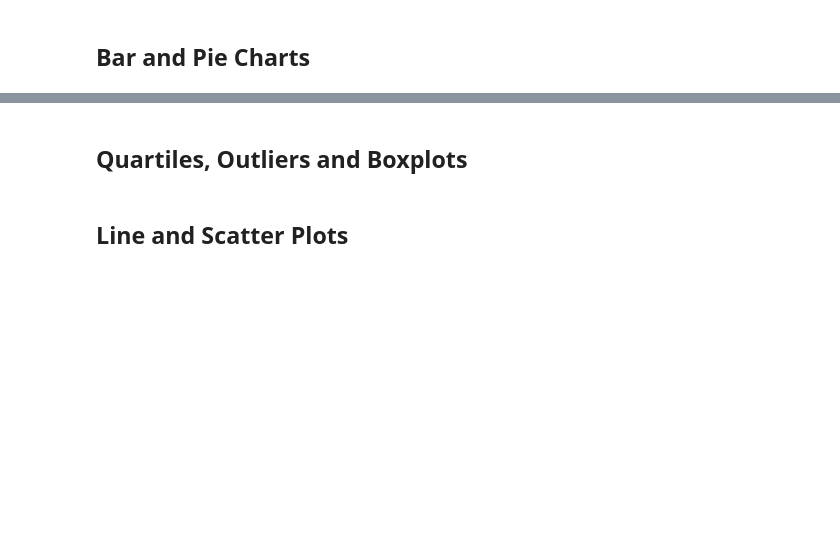
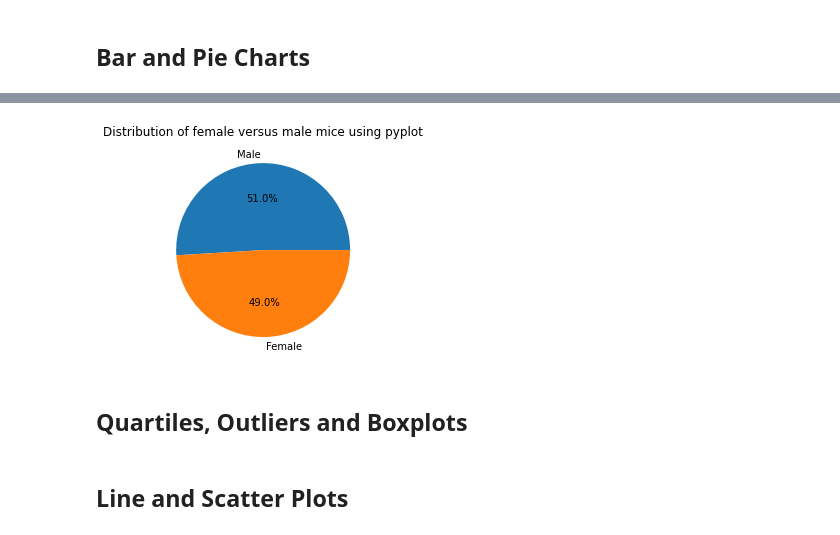
Before and after one commit to eucortes04/matplotlib-challenge, a Jupyter notebook: Pymaceuticals/pymaceuticals_starter.ipynb, the cells around one changed output, grey strips where cells are left out. Drawn from its saved outputs; the diff is of its cells as text; code cells hidden in the pictures; blank space fills up the shorter version.

```diff
--- a/Pymaceuticals/pymaceuticals_starter.ipynb
+++ b/Pymaceuticals/pymaceuticals_starter.ipynb
@@ -85,3 +140,18 @@ purchaseAgeDF = pd.DataFrame({
+# %%
+# Generate a pie plot showing the distribution of female versus male mice using pyplot
+#Counting the values for each drug
+#pltMeasures=mouseDF['Drug Regimen'].value_counts()\
+
+#plotting on bar graph
+plt.pie(measures,labels=measures.index,autopct='%1.1f%%')
+
+#editing Title
+plt.title("Distribution of female versus male mice using pyplot")
+
+#clean show
+plt.show()
+# %% [output]
+[figure, added]
 # %% [markdown]
 ## Quartiles, Outliers and Boxplots
 # %%
```
Also changed, not shown: parts of 8 cells of this notebook.
